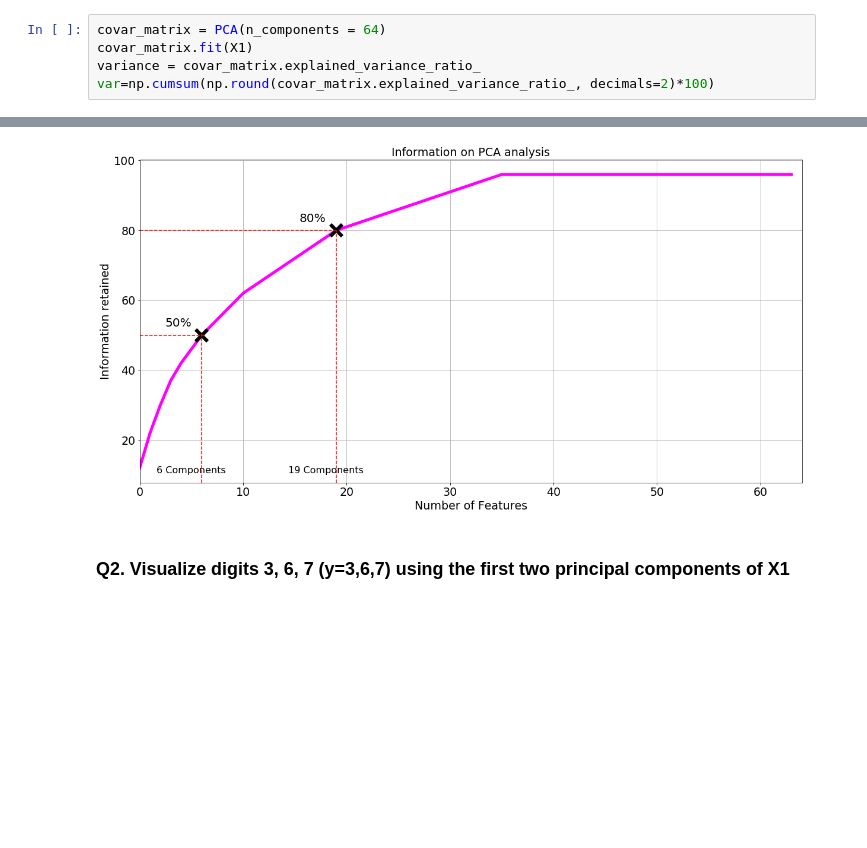
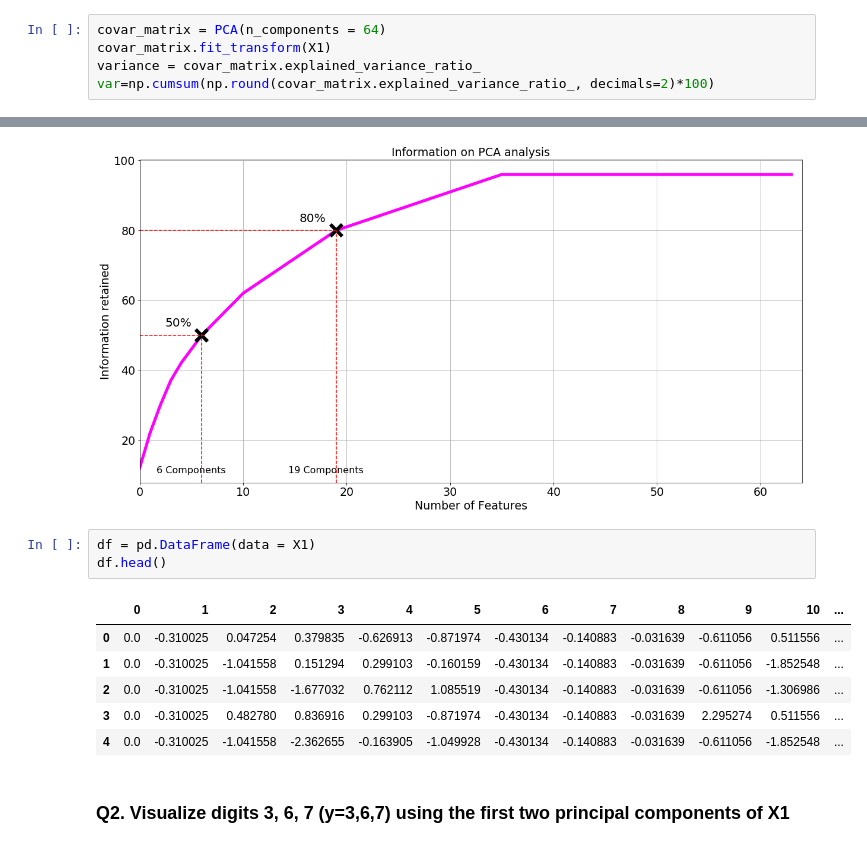
Before and after one commit to pratikwatwani/Applied-Data-Science, a Jupyter notebook: Session 08 and Session 09/PCA, Logistic Regression and Time Series Analysis.ipynb, the cells around one changed output, grey strips where cells are left out. Cells and saved outputs as stored; diff of their text form; blank space fills up the shorter version.

```diff
--- a/Session 08 and Session 09/PCA, Logistic Regression and Time Series Analysis.ipynb
+++ b/Session 08 and Session 09/PCA, Logistic Regression and Time Series Analysis.ipynb
@@ -96,7 +100,7 @@ df.head()
 | 4 | 3.550910 |
 # %%
 covar_matrix = PCA(n_components = 64)
-covar_matrix.fit(X1)
+covar_matrix.fit_transform(X1)
 variance = covar_matrix.explained_variance_ratio_
 var=np.cumsum(np.round(covar_matrix.explained_variance_ratio_, decimals=2)*100)
 # %%
@@ -140,6 +144,16 @@ plt.yticks(fontsize = 19)
 plt.show()
 # %% [output]
 [figure]
+# %%
+df = pd.DataFrame(data = X1)
+df.head()
+# %% [output]
+|  | 0 | 1 | 2 | 3 | 4 | 5 | 6 | 7 | 8 | 9 | 10 | ... |
+| 0 | 0.0 | -0.310025 | 0.047254 | 0.379835 | -0.626913 | -0.871974 | -0.430134 | -0.140883 | -0.031639 | -0.611056 | 0.511556 | ... |
+| 1 | 0.0 | -0.310025 | -1.041558 | 0.151294 | 0.299103 | -0.160159 | -0.430134 | -0.140883 | -0.031639 | -0.611056 | -1.852548 | ... |
+| 2 | 0.0 | -0.310025 | -1.041558 | -1.677032 | 0.762112 | 1.085519 | -0.430134 | -0.140883 | -0.031639 | -0.611056 | -1.306986 | ... |
+| 3 | 0.0 | -0.310025 | 0.482780 | 0.836916 | 0.299103 | -0.871974 | -0.430134 | -0.140883 | -0.031639 | 2.295274 | 0.511556 | ... |
+| 4 | 0.0 | -0.310025 | -1.041558 | -2.362655 | -0.163905 | -1.049928 | -0.430134 | -0.140883 | -0.031639 | -0.611056 | -1.852548 | ... |
 # %% [markdown]
 ### Q2. Visualize digits 3, 6, 7 (y=3,6,7) using the first two principal components of X1
 # %%
```
Also changed, not shown: parts of 4 cells of this notebook.
